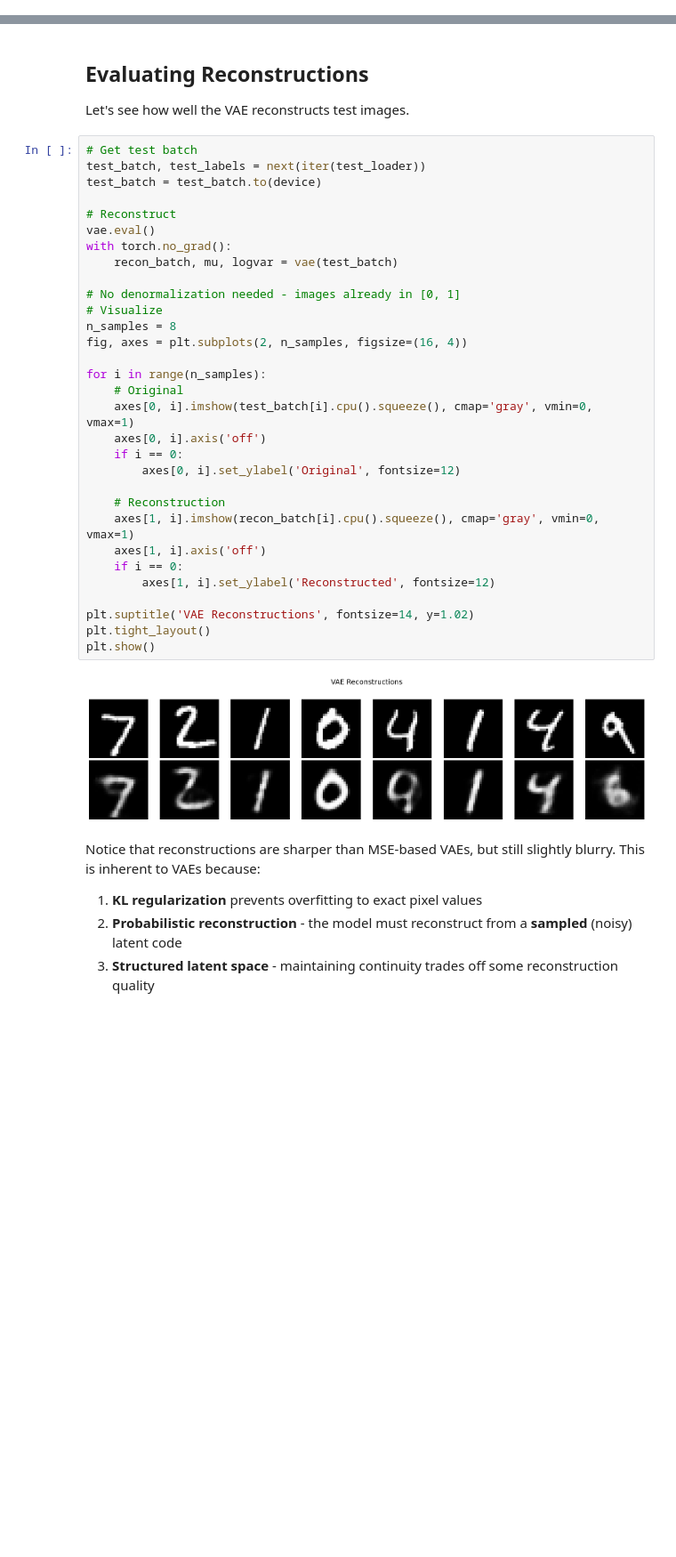
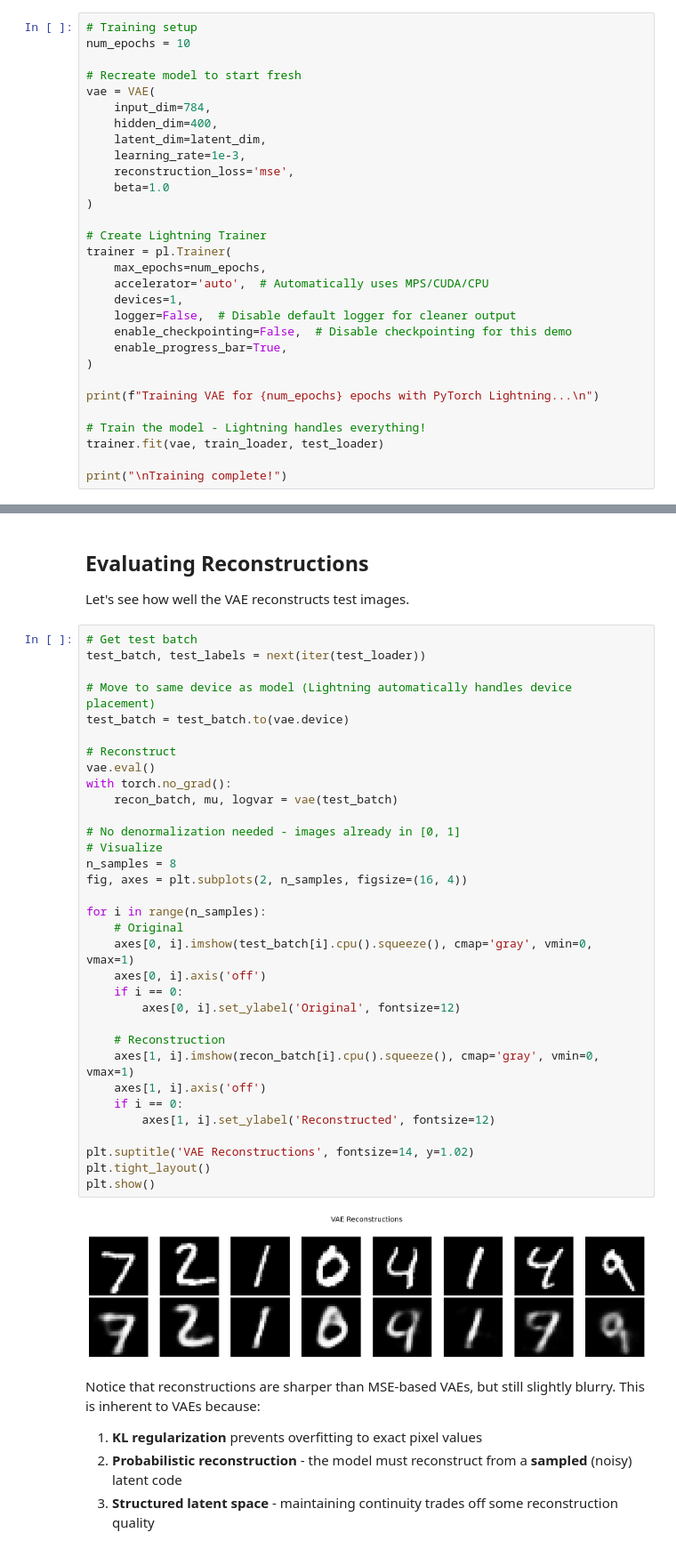
Before and after one commit to tsilva/aiml-notebooks, a Jupyter notebook: notebooks/vae.ipynb, the cells around one changed output, grey strips where cells are left out. Shown at 89% size. Saved outputs shown, nothing was run; the diff lists cells and outputs as text; blank space fills up the shorter version.

```diff
--- a/notebooks/vae.ipynb
+++ b/notebooks/vae.ipynb
@@ -583,0 +492,30 @@ plt.show()
+# %%
+# Training setup
+num_epochs = 10
+
+# Recreate model to start fresh
+vae = VAE(
+    input_dim=784,
+    hidden_dim=400,
+    latent_dim=latent_dim,
+    learning_rate=1e-3,
+    reconstruction_loss='mse',
+    beta=1.0
+)
+
+# Create Lightning Trainer
+trainer = pl.Trainer(
+    max_epochs=num_epochs,
+    accelerator='auto',  # Automatically uses MPS/CUDA/CPU
+    devices=1,
+    logger=False,  # Disable default logger for cleaner output
+    enable_checkpointing=False,  # Disable checkpointing for this demo
+    enable_progress_bar=True,
+)
+
+print(f"Training VAE for {num_epochs} epochs with PyTorch Lightning...\n")
+
+# Train the model - Lightning handles everything!
+trainer.fit(vae, train_loader, test_loader)
+
+print("\nTraining complete!")
@@ -588,36 +554,38 @@ Let's see how well the VAE reconstructs test images.
 # %%
 # Get test batch
 test_batch, test_labels = next(iter(test_loader))
-test_batch = test_batch.to(device)
+
+# Move to same device as model (Lightning automatically handles device placement)
+test_batch = test_batch.to(vae.device)
 
 # Reconstruct
 vae.eval()
 with torch.no_grad():
     recon_batch, mu, logvar = vae(test_batch)
 
 # No denormalization needed - images already in [0, 1]
 # Visualize
 n_samples = 8
 fig, axes = plt.subplots(2, n_samples, figsize=(16, 4))
 
 for i in range(n_samples):
     # Original
     axes[0, i].imshow(test_batch[i].cpu().squeeze(), cmap='gray', vmin=0, vmax=1)
     axes[0, i].axis('off')
     if i == 0:
         axes[0, i].set_ylabel('Original', fontsize=12)
 
     # Reconstruction
     axes[1, i].imshow(recon_batch[i].cpu().squeeze(), cmap='gray', vmin=0, vmax=1)
     axes[1, i].axis('off')
     if i == 0:
         axes[1, i].set_ylabel('Reconstructed', fontsize=12)
 
 plt.suptitle('VAE Reconstructions', fontsize=14, y=1.02)
 plt.tight_layout()
 plt.show()
 # %% [output]
-[figure, old version]
+[figure, new version]
 # %% [markdown]
 Notice that reconstructions are sharper than MSE-based VAEs, but still slightly blurry. This is inherent to VAEs because:
 1. **KL regularization** prevents overfitting to exact pixel values
```
Also changed, not shown: parts of 28 cells of this notebook, 3 other files.
